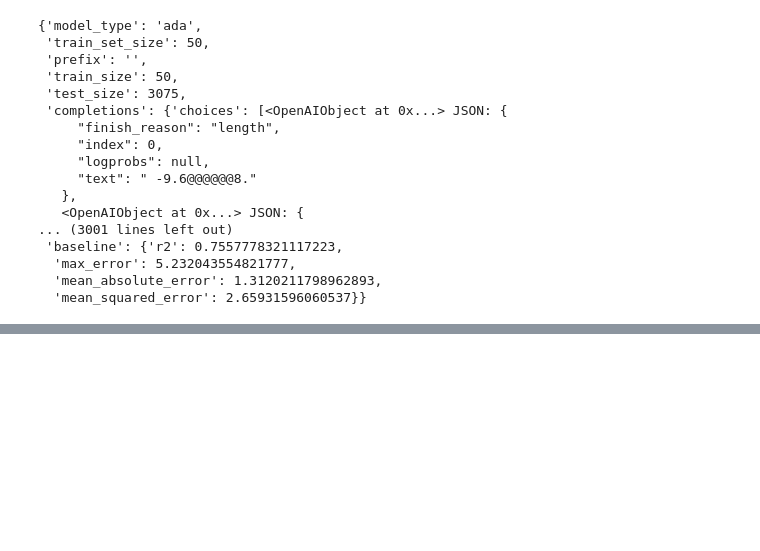
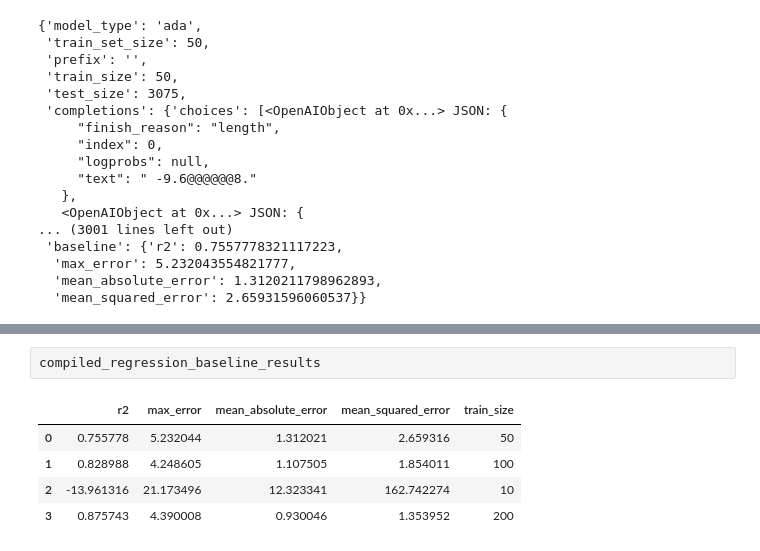
Before and after one commit to kjappelbaum/gpt3forchem, a Jupyter notebook: experiments/18_compile_polymer_results.ipynb, the cells around one changed output, grey strips where cells are left out. Saved outputs shown, nothing was run; the diff lists cells and outputs as text; blank space fills up the shorter version.

```diff
--- a/experiments/18_compile_polymer_results.ipynb
+++ b/experiments/18_compile_polymer_results.ipynb
@@ -108,0 +134,8 @@ for res in all_regression_results:
+# %%
+compiled_regression_baseline_results
+# %% [output]
+|  | r2 | max_error | mean_absolute_error | mean_squared_error | train_size |
+| 0 | 0.755778 | 5.232044 | 1.312021 | 2.659316 | 50 |
+| 1 | 0.828988 | 4.248605 | 1.107505 | 1.854011 | 100 |
+| 2 | -13.961316 | 21.173496 | 12.323341 | 162.742274 | 10 |
+| 3 | 0.875743 | 4.390008 | 0.930046 | 1.353952 | 200 |
```
Also changed, not shown: parts of 6 cells of this notebook, 22 other files.
